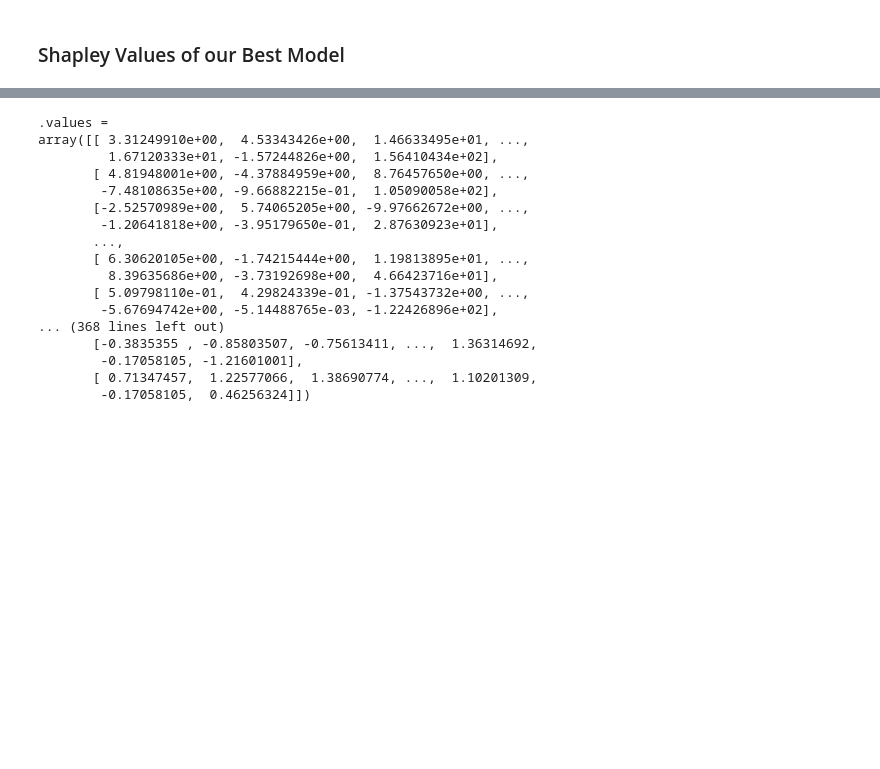
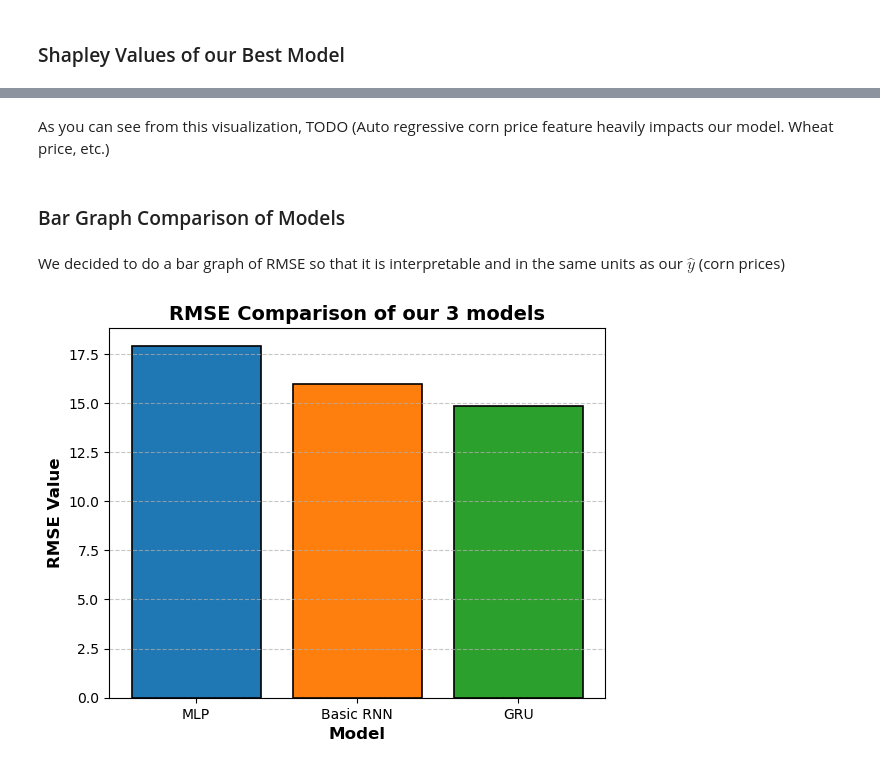
Before and after one commit to PrayusShrestha/crop-price-prediction, a Jupyter notebook: src/final_project.ipynb, the cells around one changed output, grey strips where cells are left out. Saved outputs shown, nothing was run; the diff lists cells and outputs as text; code cells hidden in the pictures; blank space fills up the shorter version.

Commit message:
Break up NN code, add bar graph

```diff
--- a/src/final_project.ipynb
+++ b/src/final_project.ipynb
@@ -235,5 +235,6 @@ Text(0.5, 1.0, "Actual Crop Prices Compared to MLP's Prediction")
 # %%
-mse = mean_squared_error(y_test, mlp.predict(X_test_scaled))
-print(f"MSE of MLPRegressor: {mse}")
-print(f"RMSE of MLPRegressor: {np.sqrt(mse)}")
+mse_mlp = mean_squared_error(y_test, mlp.predict(X_test_scaled))
+rmse_mlp = np.sqrt(mse_mlp)
+print(f"MSE of MLPRegressor: {mse_mlp}")
+print(f"RMSE of MLPRegressor: {rmse_mlp}")
 # %% [output]
@@ -461,20 +421,26 @@ shap.summary_plot(shap_values, X_test_scaled, feature_names=X.columns)
-# %%
-shap_values
-# %% [output]
-.values =
-array([[ 3.31249910e+00,  4.53343426e+00,  1.46633495e+01, ...,
-         1.67120333e+01, -1.57244826e+00,  1.56410434e+02],
-       [ 4.81948001e+00, -4.37884959e+00,  8.76457650e+00, ...,
-        -7.48108635e+00, -9.66882215e-01,  1.05090058e+02],
-       [-2.52570989e+00,  5.74065205e+00, -9.97662672e+00, ...,
-        -1.20641818e+00, -3.95179650e-01,  2.87630923e+01],
-       ...,
-       [ 6.30620105e+00, -1.74215444e+00,  1.19813895e+01, ...,
-         8.39635686e+00, -3.73192698e+00,  4.66423716e+01],
-       [ 5.09798110e-01,  4.29824339e-01, -1.37543732e+00, ...,
-        -5.67694742e+00, -5.14488765e-03, -1.22426896e+02],
-... (368 lines left out)
-       [-0.3835355 , -0.85803507, -0.75613411, ...,  1.36314692,
-        -0.17058105, -1.21601001],
-       [ 0.71347457,  1.22577066,  1.38690774, ...,  1.10201309,
-        -0.17058105,  0.46256324]])
+# %% [markdown]
+As you can see from this visualization, TODO (Auto regressive corn price feature heavily impacts our model. Wheat price, etc.)
+# %% [markdown]
+### Bar Graph Comparison of Models
+# %% [markdown]
+We decided to do a bar graph of RMSE so that it is interpretable and in the same units as our $\hat{y}$ (corn prices)
+# %%
+# Setup variables
+labels = ['MLP', 'Basic RNN', 'GRU']
+values = [rmse_mlp, rmse_rnn, rmse_gru]
+plt.bar(labels, values)
+
+# Create the bar graph with some nice colours
+colors = ['#1F77B4', '#FF7F0E', '#2CA02C']
+plt.bar(labels, values, color=colors, edgecolor='black', linewidth=1.2)
+
+# Add a title and labels
+plt.title('RMSE Comparison of our 3 models', fontweight='bold', fontsize=14)
+plt.xlabel('Model', fontweight='bold', fontsize=12)
+plt.ylabel('RMSE Value', fontweight='bold', fontsize=12)
+
+plt.yticks(fontsize=10)
+plt.grid(axis='y', linestyle='--', alpha=0.7)
+plt.show()
+# %% [output]
+[figure, added]
```
Also changed, not shown: parts of 16 cells of this notebook.
